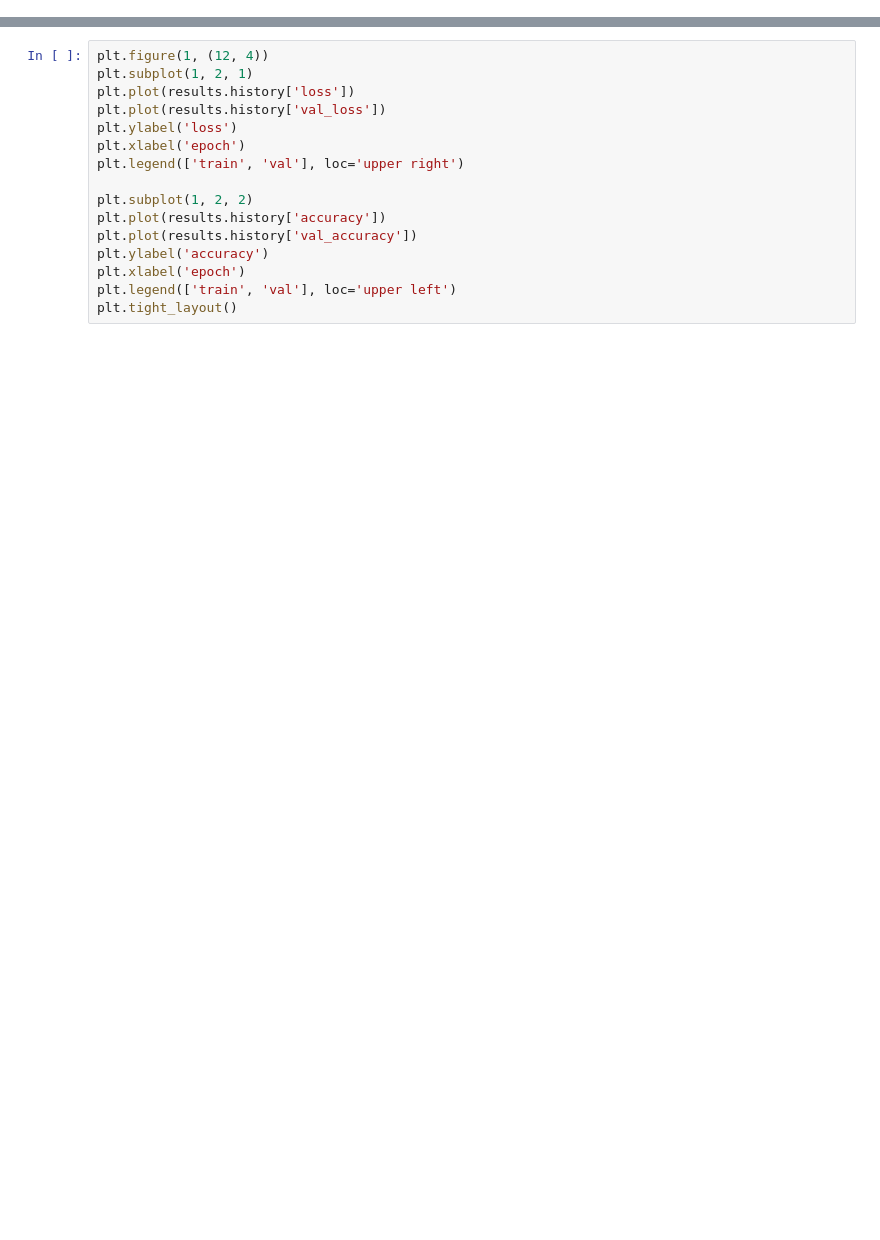
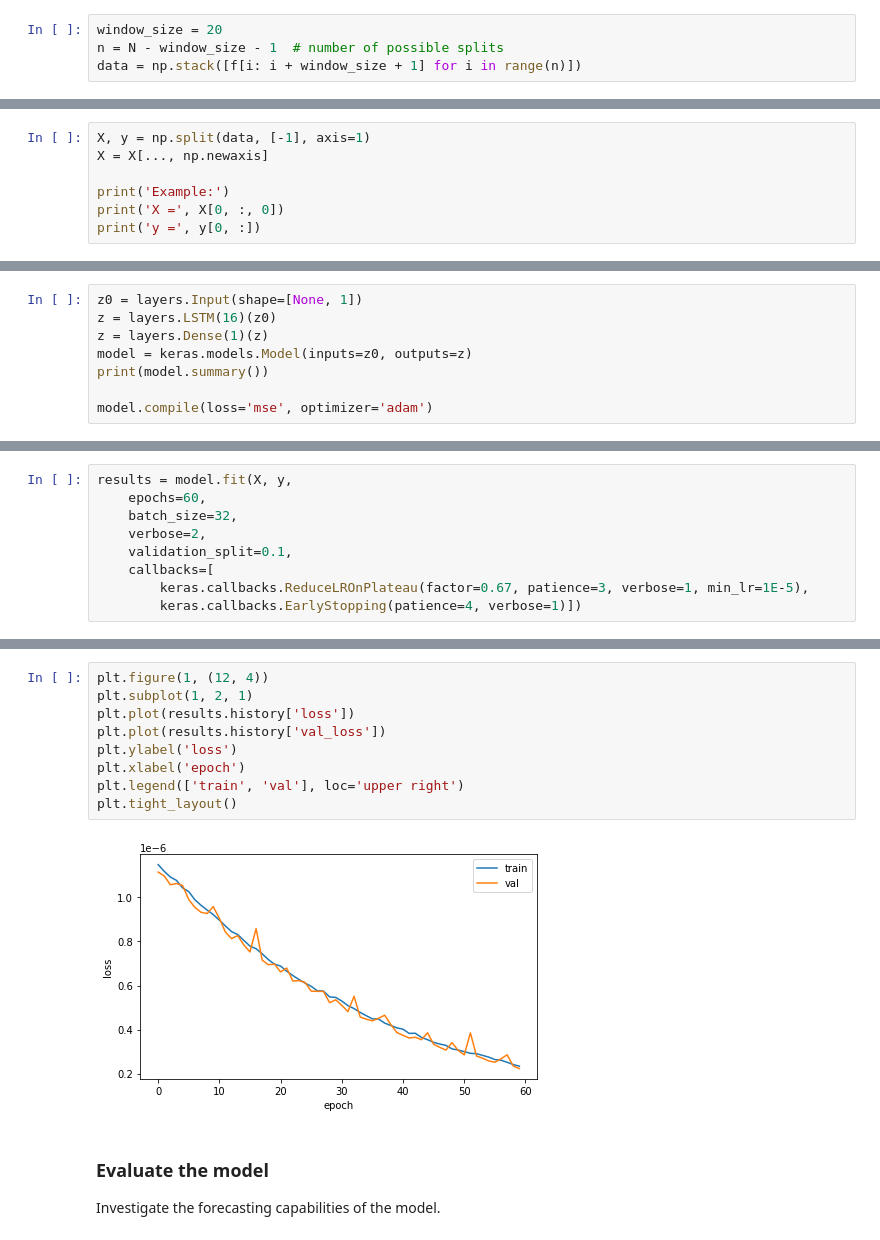
Before and after one commit to DeepLearningForPhysicsResearchBook/deep-learning-physics, a Jupyter notebook: Exercise_9_1.ipynb, the cells around one changed output, grey strips where cells are left out. Saved outputs shown, nothing was run; the diff lists cells and outputs as text; blank space fills up the shorter version.

```diff
--- a/Exercise_9_1.ipynb
+++ b/Exercise_9_1.ipynb
@@ -82,0 +26,4 @@ model.summary()
+# %%
+window_size = 20
+n = N - window_size - 1  # number of possible splits
+data = np.stack([f[i: i + window_size + 1] for i in range(n)])
@@ -82,0 +32,7 @@ model.summary()
+# %%
+X, y = np.split(data, [-1], axis=1)
+X = X[..., np.newaxis]
+
+print('Example:')
+print('X =', X[0, :, 0])
+print('y =', y[0, :])
@@ -97,0 +48,8 @@ model.evaluate(x_test[...,np.newaxis], y_test)
+# %%
+z0 = layers.Input(shape=[None, 1])
+z = layers.LSTM(16)(z0)
+z = layers.Dense(1)(z)
+model = keras.models.Model(inputs=z0, outputs=z)
+print(model.summary())
+
+model.compile(loss='mse', optimizer='adam')
@@ -97,0 +72,9 @@ model.evaluate(x_test[...,np.newaxis], y_test)
+# %%
+results = model.fit(X, y,
+    epochs=60,
+    batch_size=32,
+    verbose=2,
+    validation_split=0.1,
+    callbacks=[
+        keras.callbacks.ReduceLROnPlateau(factor=0.67, patience=3, verbose=1, min_lr=1E-5),
+        keras.callbacks.EarlyStopping(patience=4, verbose=1)])
@@ -98,16 +99,14 @@ model.evaluate(x_test[...,np.newaxis], y_test)
 # %%
 plt.figure(1, (12, 4))
 plt.subplot(1, 2, 1)
 plt.plot(results.history['loss'])
 plt.plot(results.history['val_loss'])
 plt.ylabel('loss')
 plt.xlabel('epoch')
 plt.legend(['train', 'val'], loc='upper right')
-
-plt.subplot(1, 2, 2)
-plt.plot(results.history['accuracy'])
-plt.plot(results.history['val_accuracy'])
-plt.ylabel('accuracy')
-plt.xlabel('epoch')
-plt.legend(['train', 'val'], loc='upper left')
 plt.tight_layout()
+# %% [output]
+[figure, added]
+# %% [markdown]
+### Evaluate the model
+Investigate the forecasting capabilities of the model.
```
Also changed, not shown: parts of 26 cells of this notebook, 8 other files.
